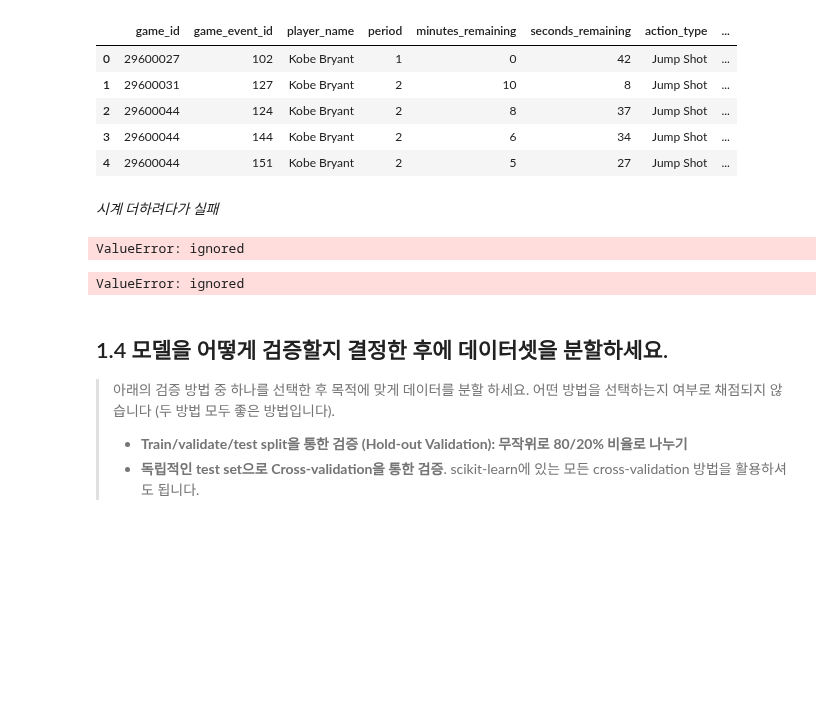
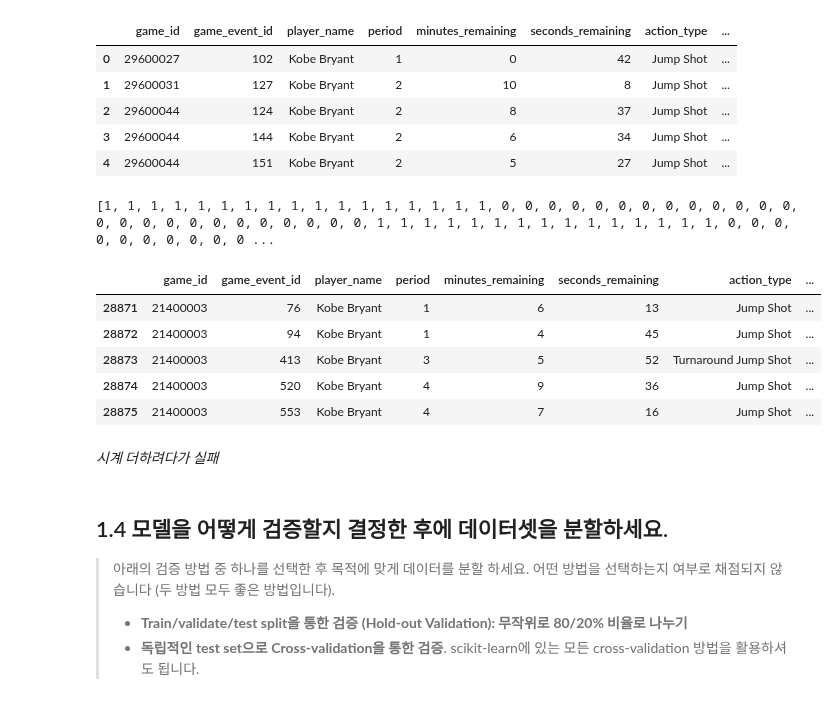
Before and after one commit to dagyaom/-, a Jupyter notebook: ai05_sc22x_정세연.ipynb, the cells around one changed output. Cells and saved outputs as stored; diff of their text form; code cells hidden in the pictures; blank space fills up the shorter version.

```diff
--- a/ai05_sc22x_정세연.ipynb
+++ b/ai05_sc22x_정세연.ipynb
@@ -93,8 +93,8 @@ cutOff1 = pd.to_datetime('2016-07-01')
 train1 = df[df['game_date'] < cutOff]
 test1  = df[df['game_date']>=cutOff]
 # %%
-test2  = test1[test1['game_date']<cutOff1]
-test2.shape
+test  = test1[test1['game_date']<cutOff1]
+test.shape
 # %% [output]
 (1826, 19)
 # %%
@@ -129,7 +129,7 @@ train.head()
 # %%
 a= []
 
-for i in df['htm'] :
+for i in train['htm'] :
     if i == 'LAL':
         a.append(1)
     else:
@@ -150,13 +150,28 @@ df.head()
 | 2 | 29600044 | 124 | Kobe Bryant | 2 | 8 | 37 | Jump Shot | ... |
 | 3 | 29600044 | 144 | Kobe Bryant | 2 | 6 | 34 | Jump Shot | ... |
 | 4 | 29600044 | 151 | Kobe Bryant | 2 | 5 | 27 | Jump Shot | ... |
+# %%
+b= []
+
+for i in test['htm'] :
+    if i == 'LAL':
+        b.append(1)
+    else:
+        b.append(0)
+
+print(b)
+
+advantage1 = pd.DataFrame(b, columns= ['Homecourt Advantage'])
+
+test['Homecourt Advantage'] = advantage1
+test.head()
+# %% [output]
+[1, 1, 1, 1, 1, 1, 1, 1, 1, 1, 1, 1, 1, 1, 1, 1, 1, 0, 0, 0, 0, 0, 0, 0, 0, 0, 0, 0, 0, 0, 0, 0, 0, 0, 0, 0, 0, 0, 0, 0, 0, 0, 1, 1, 1, 1, 1, 1, 1, 1, 1, 1, 1, 1, 1, 1, 1, 0, 0, 0, 0, 0, 0, 0, 0, 0, 0 ...
+|  | game_id | game_event_id | player_name | period | minutes_remaining | seconds_remaining | action_type | ... |
+| 28871 | 21400003 | 76 | Kobe Bryant | 1 | 6 | 13 | Jump Shot | ... |
+| 28872 | 21400003 | 94 | Kobe Bryant | 1 | 4 | 45 | Jump Shot | ... |
+| 28873 | 21400003 | 413 | Kobe Bryant | 3 | 5 | 52 | Turnaround Jump Shot | ... |
+| 28874 | 21400003 | 520 | Kobe Bryant | 4 | 9 | 36 | Jump Shot | ... |
+| 28875 | 21400003 | 553 | Kobe Bryant | 4 | 7 | 16 | Jump Shot | ... |
 # %% [markdown]
 *시계 더하려다가 실패*
-# %%
-df['minutes_remaining']= df['minutes_remaining'].astype(str)
-df['seconds_remaining'] = df['seconds_remaining'].astype(str)
-
-df['Seconds remaining in the period'] = df['minutes_remaining'] + ',' + df['seconds_remaining']
-df['Seconds remaining in the period'] = pd.to_datetime(df['Seconds remaining in the period'], format = '%M%S')
-# %% [output]
-ValueError: ignored
@@ -166,17 +178,3 @@ df['seconds_remaining'] = df['seconds_remaining'].astype(str)
-# %%
-period = []
-
-if df['minutes_remaining'] == '0' :
-    a = pd.to_datetime(df['seconds_remaining'], format = '%S')
-    period.append(a)
-
-else :
-
-    b = df['minutes_remaining'] + ',' + df['seconds_remaining']
-    c=pd.to_datetime(b, format = '%M%S')
-    period.append(c)
-# %% [output]
-ValueError: ignored
 # %% [markdown]
 ## 1.4 모델을 어떻게 검증할지 결정한 후에 데이터셋을 분할하세요.
 
```
Also changed, not shown: parts of 17 cells of this notebook.
